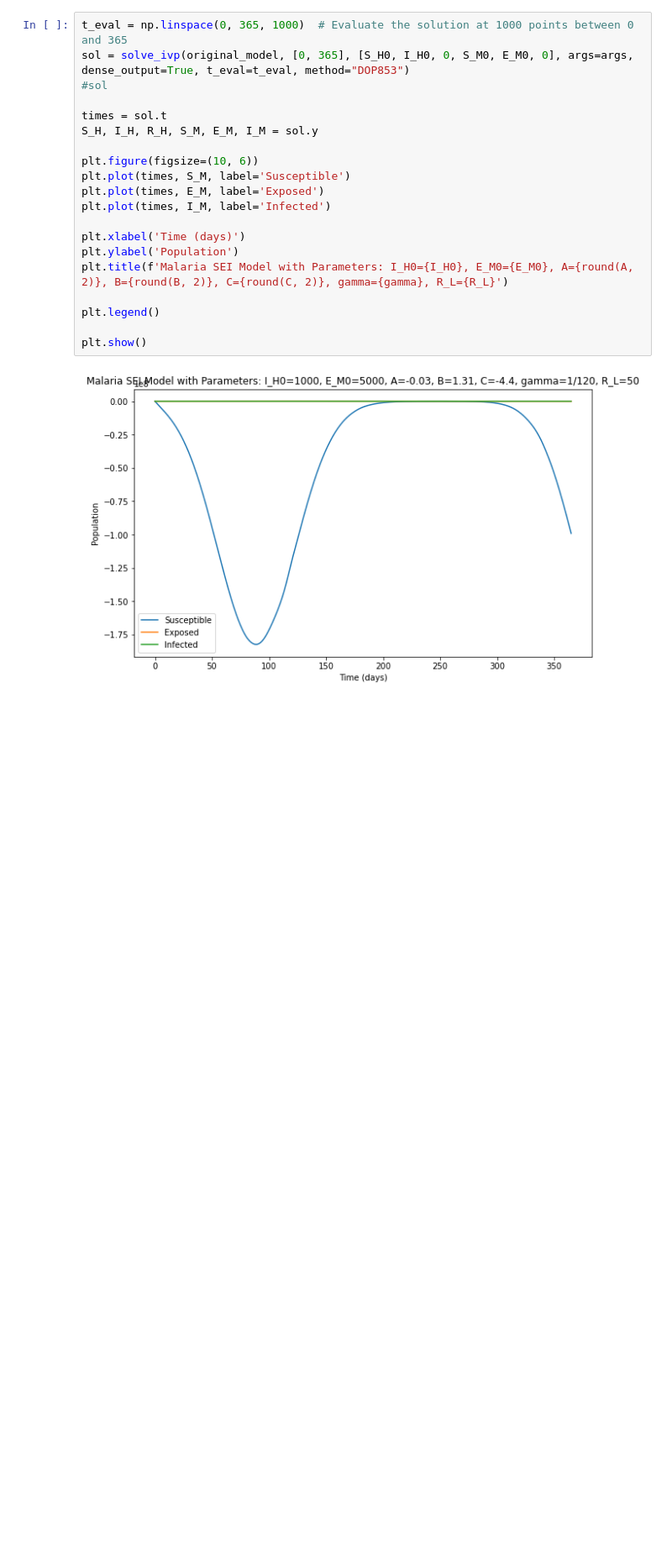
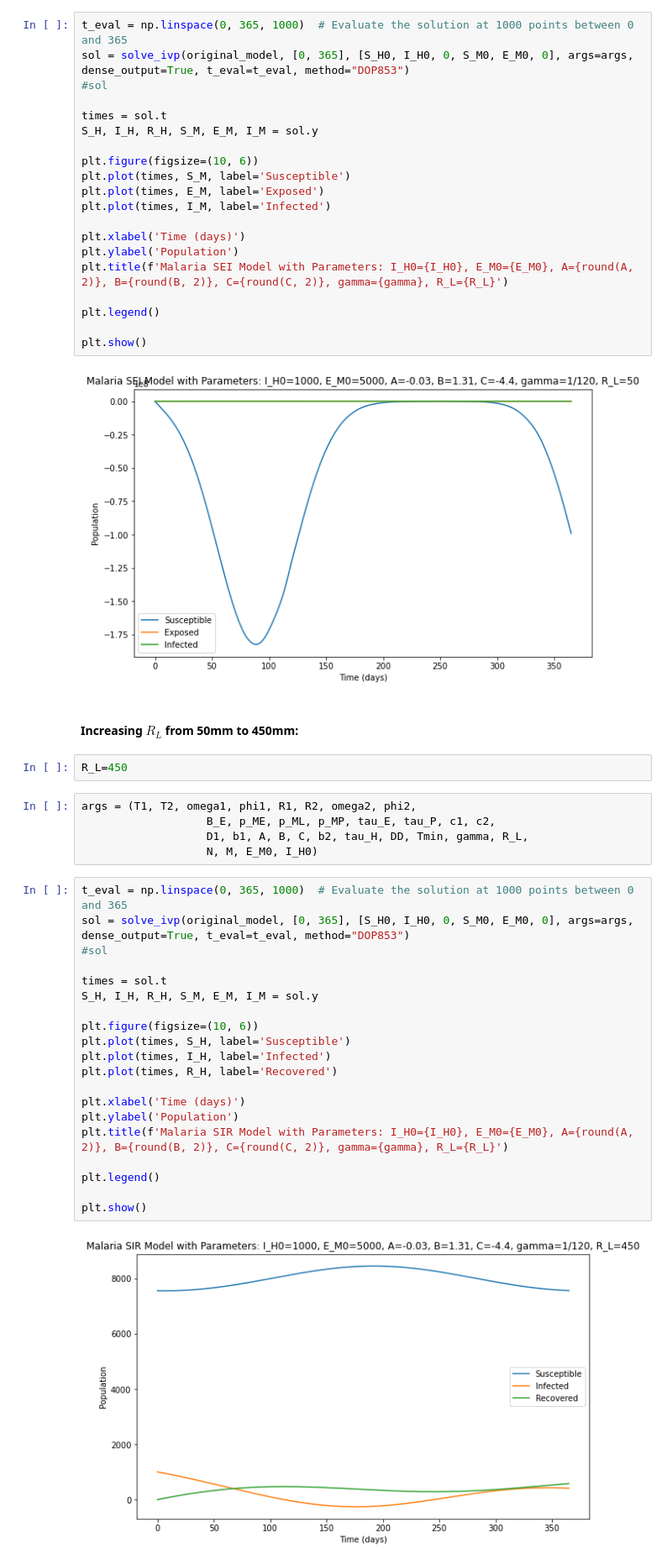
Before and after one commit to RaphaLevy/Undergraduate_Dissertation, a Jupyter notebook: modeling_files/Adapting_T_and_R.ipynb, the cells around one changed output. Shown at 84% size. Cells and saved outputs as stored; diff of their text form; blank space fills up the shorter version.

```diff
--- a/modeling_files/Adapting_T_and_R.ipynb
+++ b/modeling_files/Adapting_T_and_R.ipynb
@@ -277,3 +282,34 @@ plt.legend()
 plt.show()
 # %% [output]
 [figure]
+# %% [markdown]
+#### Increasing $R_L$ from 50mm to 450mm:
+# %%
+R_L=450
+# %%
+args = (T1, T2, omega1, phi1, R1, R2, omega2, phi2,
+                   B_E, p_ME, p_ML, p_MP, tau_E, tau_P, c1, c2,
+                   D1, b1, A, B, C, b2, tau_H, DD, Tmin, gamma, R_L,
+                   N, M, E_M0, I_H0)
+# %%
+t_eval = np.linspace(0, 365, 1000)  # Evaluate the solution at 1000 points between 0 and 365
+sol = solve_ivp(original_model, [0, 365], [S_H0, I_H0, 0, S_M0, E_M0, 0], args=args, dense_output=True, t_eval=t_eval, method="DOP853")
+#sol
+
+times = sol.t
+S_H, I_H, R_H, S_M, E_M, I_M = sol.y
+
+plt.figure(figsize=(10, 6))
+plt.plot(times, S_H, label='Susceptible')
+plt.plot(times, I_H, label='Infected')
+plt.plot(times, R_H, label='Recovered')
+
+plt.xlabel('Time (days)')
+plt.ylabel('Population')
+plt.title(f'Malaria SIR Model with Parameters: I_H0={I_H0}, E_M0={E_M0}, A={round(A, 2)}, B={round(B, 2)}, C={round(C, 2)}, gamma={gamma}, R_L={R_L}')
+
+plt.legend()
+
+plt.show()
+# %% [output]
+[figure, added]
```
Also changed, not shown: parts of 4 cells of this notebook.
